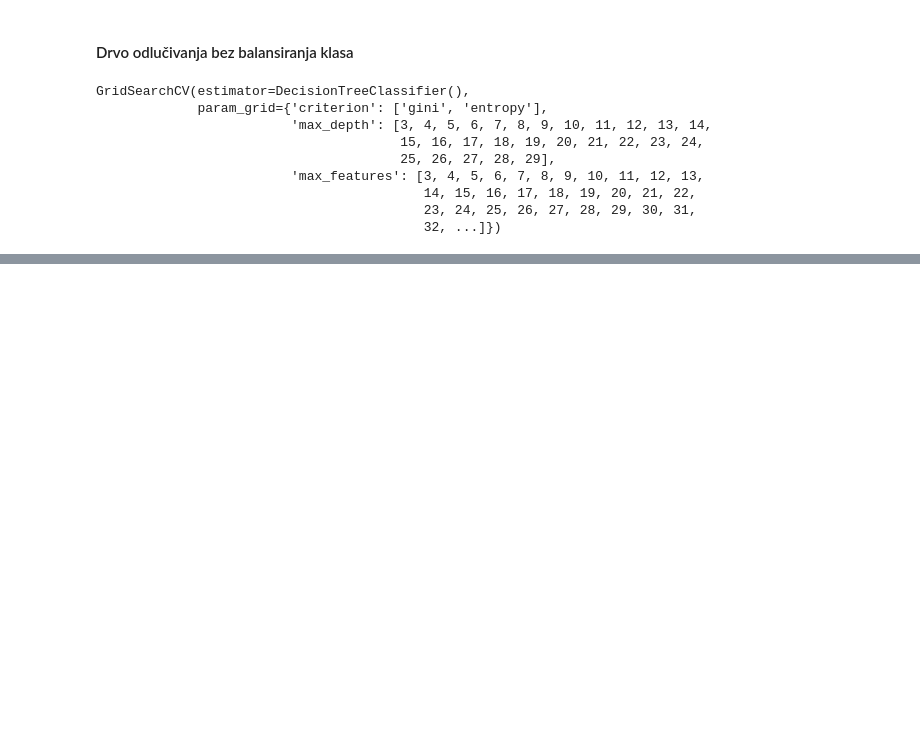
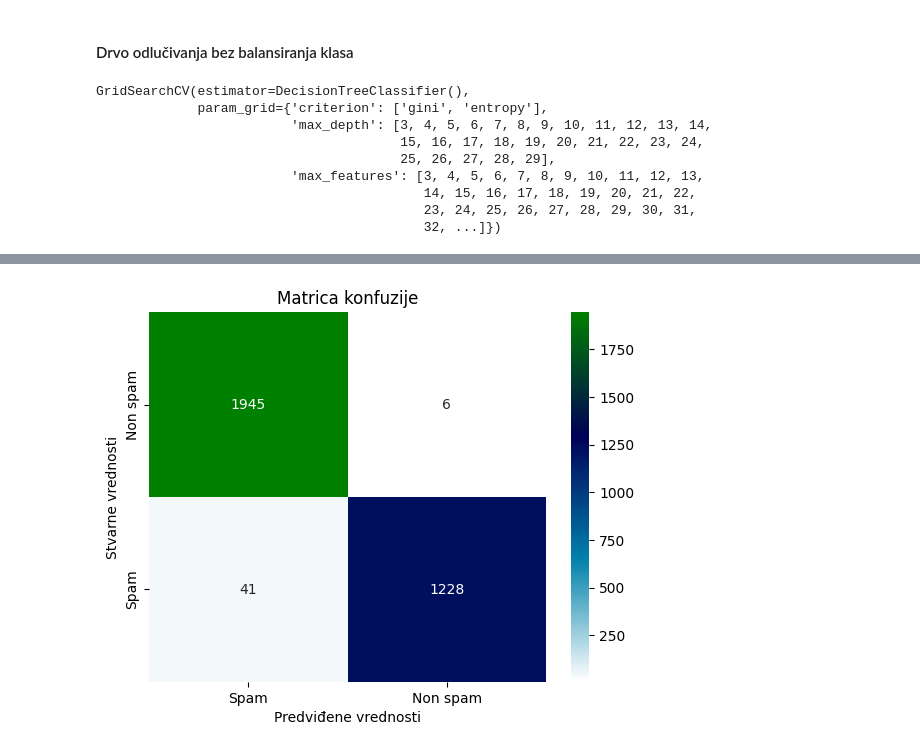
Before and after one commit to MATF-istrazivanje-podataka-1/2023_Data_Mining_Spam_emails_Dataset, a Jupyter notebook: models/classification/decision_trees.ipynb, the cells around one changed output, grey strips where cells are left out. Drawn from its saved outputs; the diff is of its cells as text; code cells hidden in the pictures; blank space fills up the shorter version.

```diff
--- a/models/classification/decision_trees.ipynb
+++ b/models/classification/decision_trees.ipynb
@@ -516,0 +571,4 @@ plot_confusion_matrix(snd_estimator.best_estimator_, X_test, y_test)
+# %%
+plot_confusion_matrix(estimator.best_estimator_, X_train, y_train)
+# %% [output]
+[figure, added]
```
Also changed, not shown: parts of 27 cells of this notebook.
